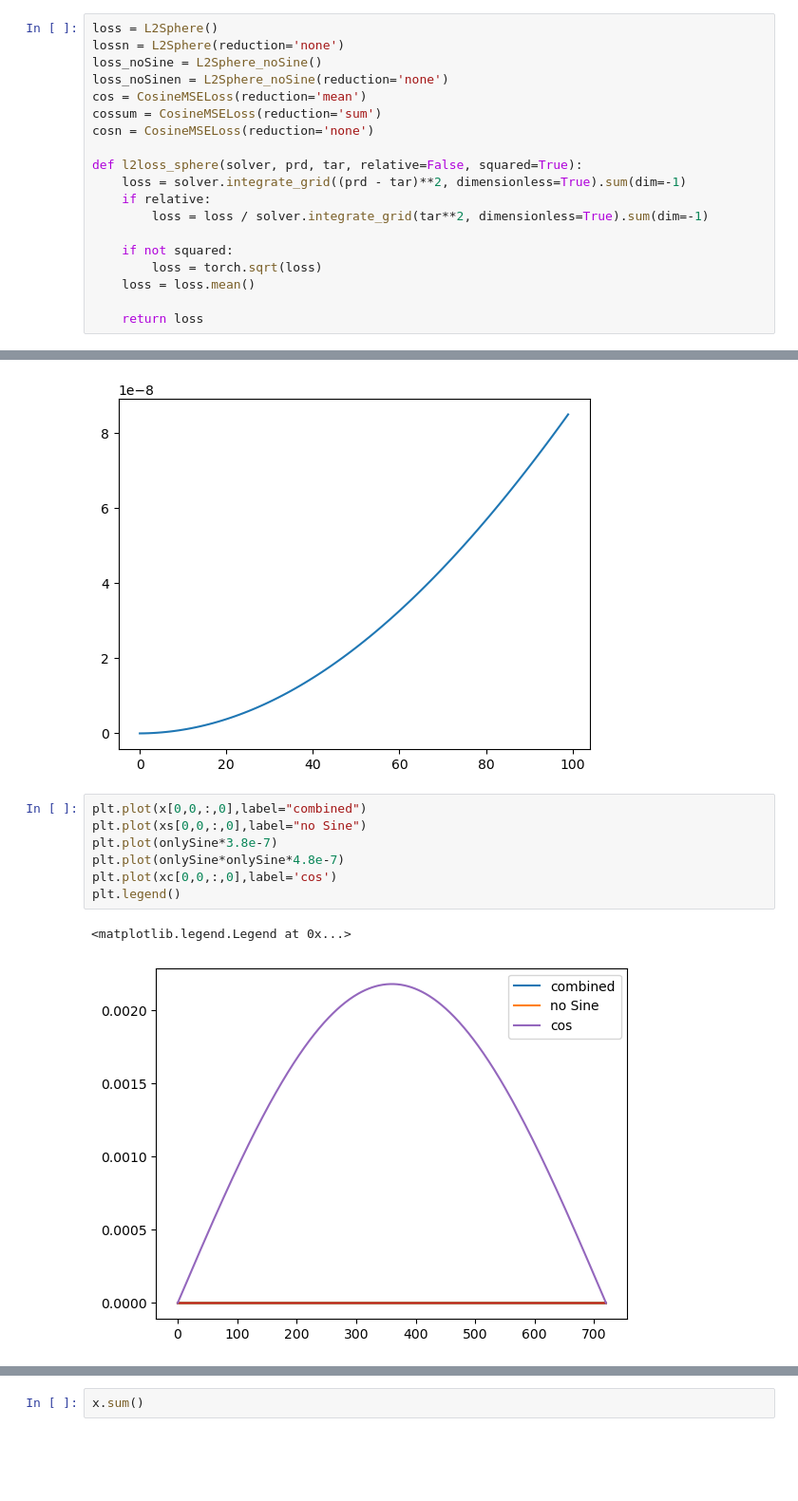
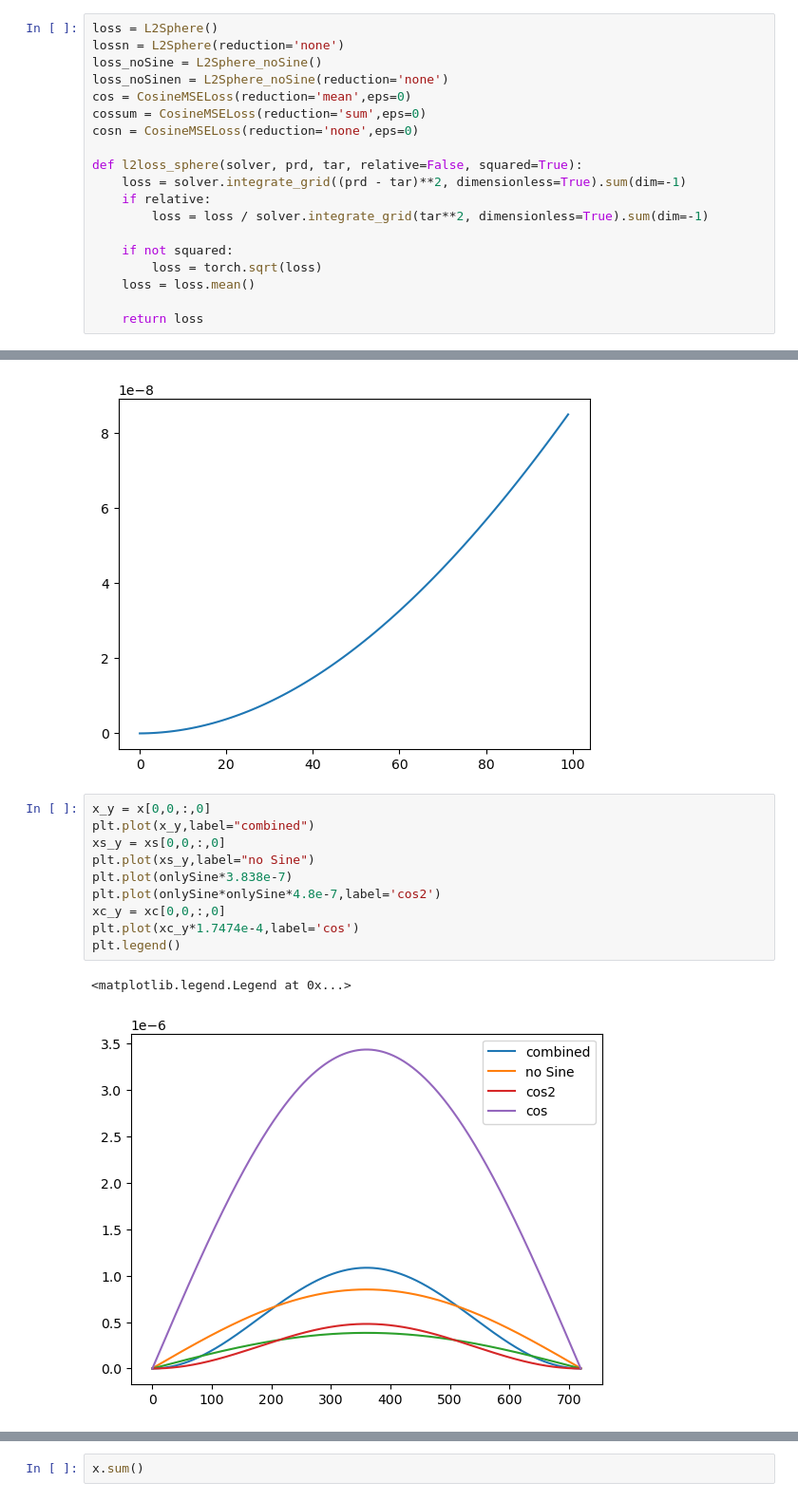
Before and after one commit to Slusny/Modulated-Spherical-Fourier-Neural-Operator, a Jupyter notebook: loss_inspect.ipynb, the cells around one changed output, grey strips where cells are left out. Shown at 95% size. Drawn from its saved outputs; the diff is of its cells as text; blank space fills up the shorter version.

```diff
--- a/loss_inspect.ipynb
+++ b/loss_inspect.ipynb
@@ -8,9 +8,9 @@ loss = L2Sphere()
 lossn = L2Sphere(reduction='none')
 loss_noSine = L2Sphere_noSine()
 loss_noSinen = L2Sphere_noSine(reduction='none')
-cos = CosineMSELoss(reduction='mean')
-cossum = CosineMSELoss(reduction='sum')
-cosn = CosineMSELoss(reduction='none')
+cos = CosineMSELoss(reduction='mean',eps=0)
+cossum = CosineMSELoss(reduction='sum',eps=0)
+cosn = CosineMSELoss(reduction='none',eps=0)
 
 def l2loss_sphere(solver, prd, tar, relative=False, squared=True):
     loss = solver.integrate_grid((prd - tar)**2, dimensionless=True).sum(dim=-1)
@@ -176,12 +161,15 @@ plt.plot(x[0,0,0:100,0])
 [<matplotlib.lines.Line2D at 0x...>]
 [figure]
 # %%
-plt.plot(x[0,0,:,0],label="combined")
-plt.plot(xs[0,0,:,0],label="no Sine")
-plt.plot(onlySine*3.8e-7)
-plt.plot(onlySine*onlySine*4.8e-7)
-plt.plot(xc[0,0,:,0],label='cos')
+x_y = x[0,0,:,0]
+plt.plot(x_y,label="combined")
+xs_y = xs[0,0,:,0]
+plt.plot(xs_y,label="no Sine")
+plt.plot(onlySine*3.838e-7)
+plt.plot(onlySine*onlySine*4.8e-7,label='cos2')
+xc_y = xc[0,0,:,0]
+plt.plot(xc_y*1.7474e-4,label='cos')
 plt.legend()
 # %% [output]
 <matplotlib.legend.Legend at 0x...>
-[figure, old version]
+[figure, new version]
```
Also changed, not shown: parts of 16 cells of this notebook, 6 other files.
